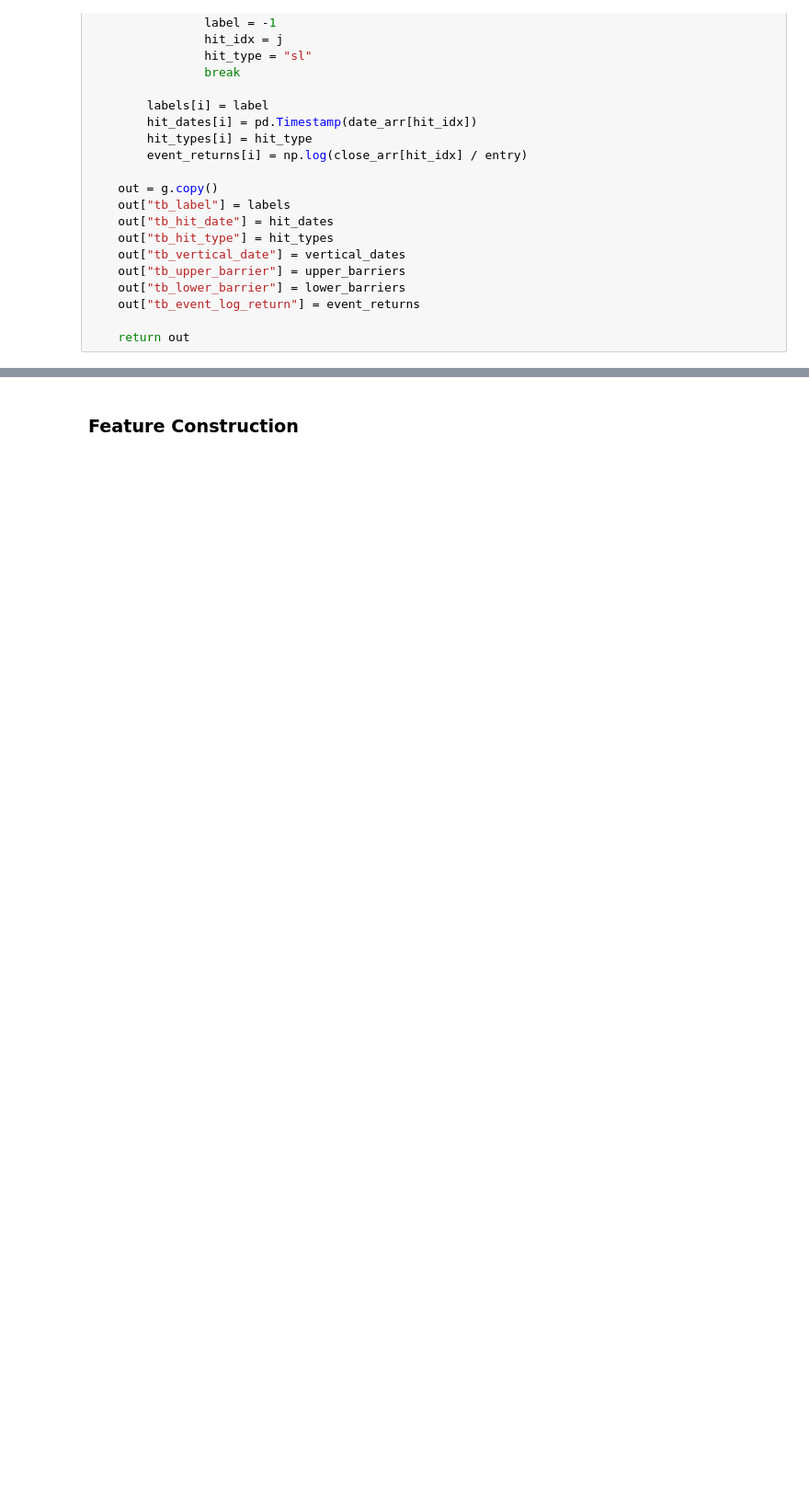
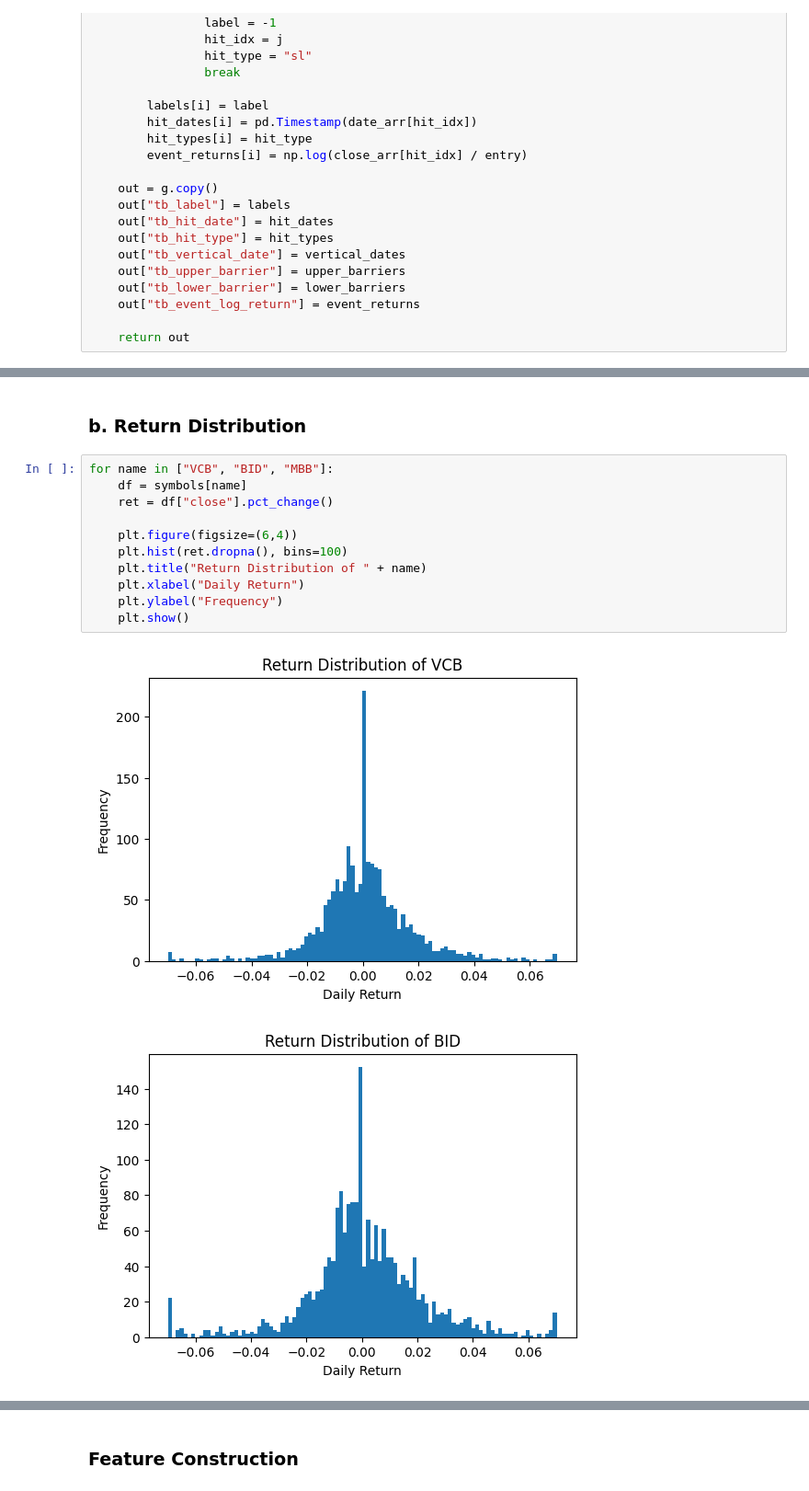
Before and after one commit to tinta2510/P4AI-DS-Assignment-Stock-Prediction, a Jupyter notebook: main.ipynb, the cells around one changed output, grey strips where cells are left out. Shown at 92% size. Drawn from its saved outputs; the diff is of its cells as text; blank space fills up the shorter version.

```diff
--- a/main.ipynb
+++ b/main.ipynb
@@ -269,0 +310,16 @@ Labeling LPB ...
+# %% [markdown]
+### b. Return Distribution
+# %%
+for name in ["VCB", "BID", "MBB"]:
+    df = symbols[name]
+    ret = df["close"].pct_change()
+
+    plt.figure(figsize=(6,4))
+    plt.hist(ret.dropna(), bins=100)
+    plt.title("Return Distribution of " + name)
+    plt.xlabel("Daily Return")
+    plt.ylabel("Frequency")
+    plt.show()
+# %% [output]
+[figure, added]
+[figure, added]
```
Also changed, not shown: parts of 27 cells of this notebook.
